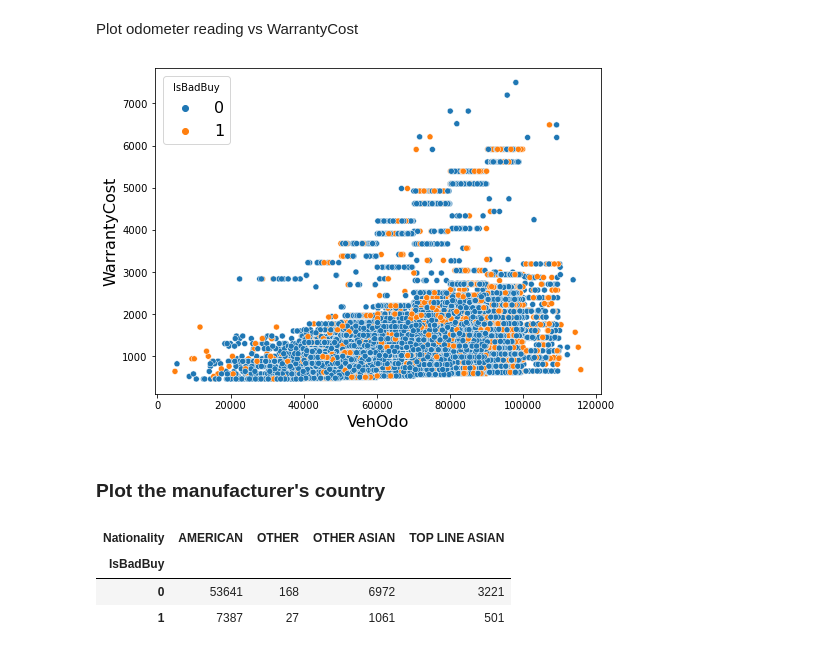
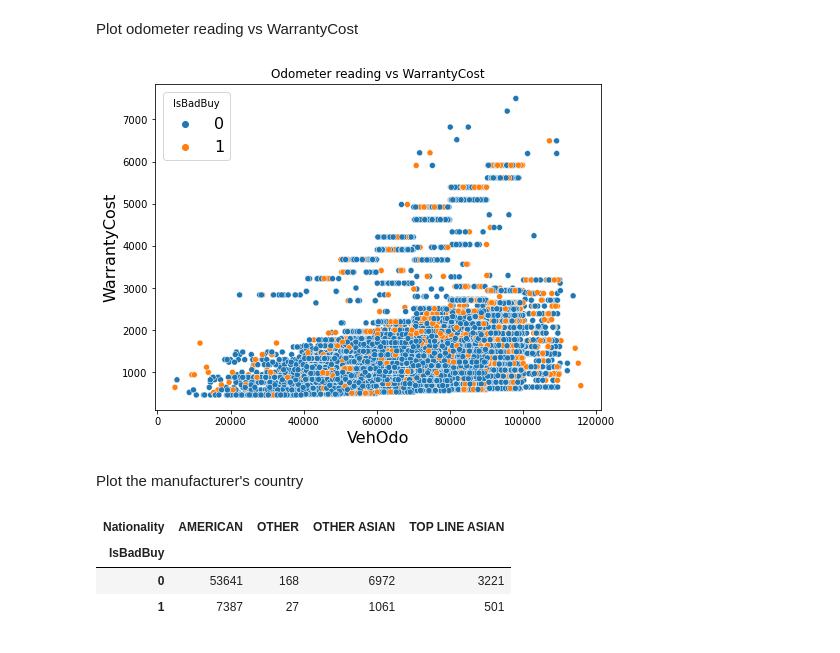
Before and after one commit to itsalwaysamir/kaggle, a Jupyter notebook: used-cars-purchase.ipynb, the cells around one changed output. Cells and saved outputs as stored; diff of their text form; code cells hidden in the pictures.

```diff
--- a/used-cars-purchase.ipynb
+++ b/used-cars-purchase.ipynb
@@ -516,13 +515,14 @@ Plot odometer reading vs WarrantyCost
 # %%
 plt.figure(figsize=(8,6))
 sns.scatterplot(data=df_train, x='VehOdo',y='WarrantyCost',hue='IsBadBuy');
 plt.xlabel('VehOdo', fontsize=16);
 plt.ylabel('WarrantyCost', fontsize=16);
 plt.legend(title='IsBadBuy', fontsize=16);
+plt.title( 'Odometer reading vs WarrantyCost');
 # %% [output]
-[figure, old version]
+[figure, new version]
 # %% [markdown]
-### Plot the manufacturer's country
+Plot the manufacturer's country
 # %%
 simpleBarPlot(df_train,'Nationality',1,2,'Nationality')
 # %% [output]
```
Also changed, not shown: parts of 51 cells of this notebook.
